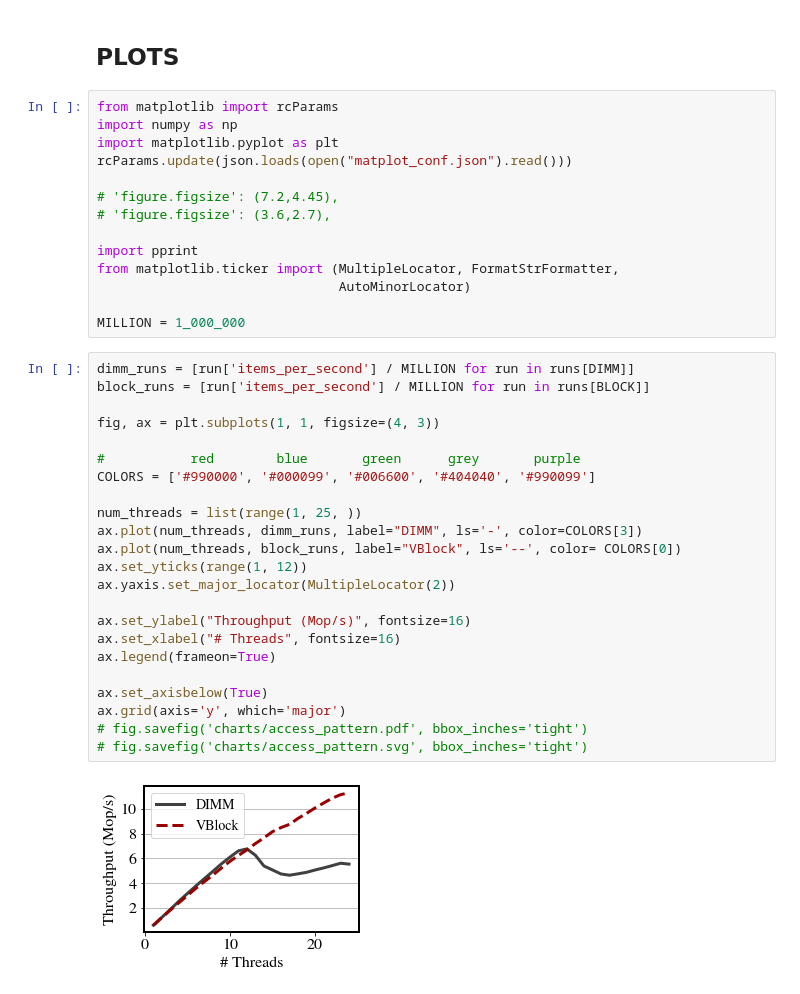
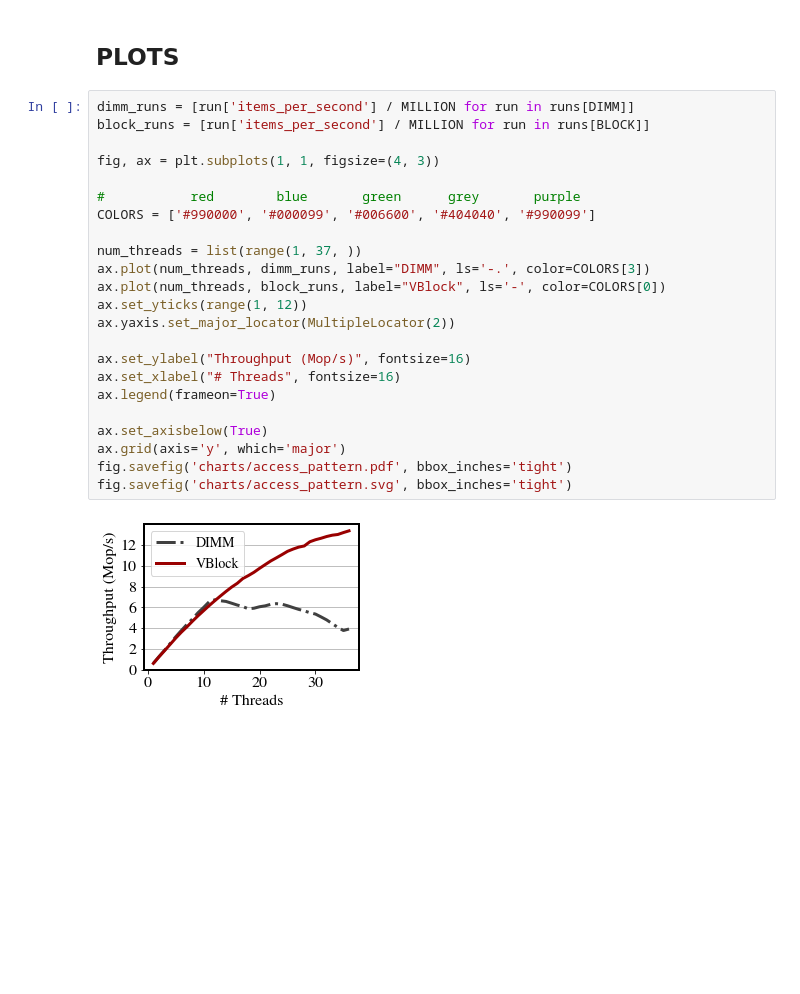
Before and after one commit to hpides/viper, a Jupyter notebook: eval/access_pattern.ipynb, the cells around one changed output. Saved outputs shown, nothing was run; the diff lists cells and outputs as text; blank space fills up the shorter version.

```diff
--- a/eval/access_pattern.ipynb
+++ b/eval/access_pattern.ipynb
@@ -34,41 +54,27 @@ defaultdict(<class 'list'>, {'dimm': [{'name': 'ViperFixture/insert_dimm_based/1
 # %% [markdown]
 ## PLOTS
-# %%
-from matplotlib import rcParams
-import numpy as np
-import matplotlib.pyplot as plt
-rcParams.update(json.loads(open("matplot_conf.json").read()))
-
-# 'figure.figsize': (7.2,4.45),
-# 'figure.figsize': (3.6,2.7),
-
-import pprint
-from matplotlib.ticker import (MultipleLocator, FormatStrFormatter,
-                               AutoMinorLocator)
-
-MILLION = 1_000_000
 # %%
 dimm_runs = [run['items_per_second'] / MILLION for run in runs[DIMM]]
 block_runs = [run['items_per_second'] / MILLION for run in runs[BLOCK]]
 
 fig, ax = plt.subplots(1, 1, figsize=(4, 3))
 
 #           red        blue       green      grey       purple
 COLORS = ['#990000', '#000099', '#006600', '#404040', '#990099']
 
-num_threads = list(range(1, 25, ))
-ax.plot(num_threads, dimm_runs, label="DIMM", ls='-', color=COLORS[3])
-ax.plot(num_threads, block_runs, label="VBlock", ls='--', color= COLORS[0])
+num_threads = list(range(1, 37, ))
+ax.plot(num_threads, dimm_runs, label="DIMM", ls='-.', color=COLORS[3])
+ax.plot(num_threads, block_runs, label="VBlock", ls='-', color=COLORS[0])
 ax.set_yticks(range(1, 12))
 ax.yaxis.set_major_locator(MultipleLocator(2))
 
 ax.set_ylabel("Throughput (Mop/s)", fontsize=16)
 ax.set_xlabel("# Threads", fontsize=16)
 ax.legend(frameon=True)
 
 ax.set_axisbelow(True)
 ax.grid(axis='y', which='major')
-# fig.savefig('charts/access_pattern.pdf', bbox_inches='tight')
-# fig.savefig('charts/access_pattern.svg', bbox_inches='tight')
+fig.savefig('charts/access_pattern.pdf', bbox_inches='tight')
+fig.savefig('charts/access_pattern.svg', bbox_inches='tight')
 # %% [output]
-[figure, old version]
+[figure, new version]
```
Also changed, not shown: parts of 2 cells of this notebook, 34 other files.
